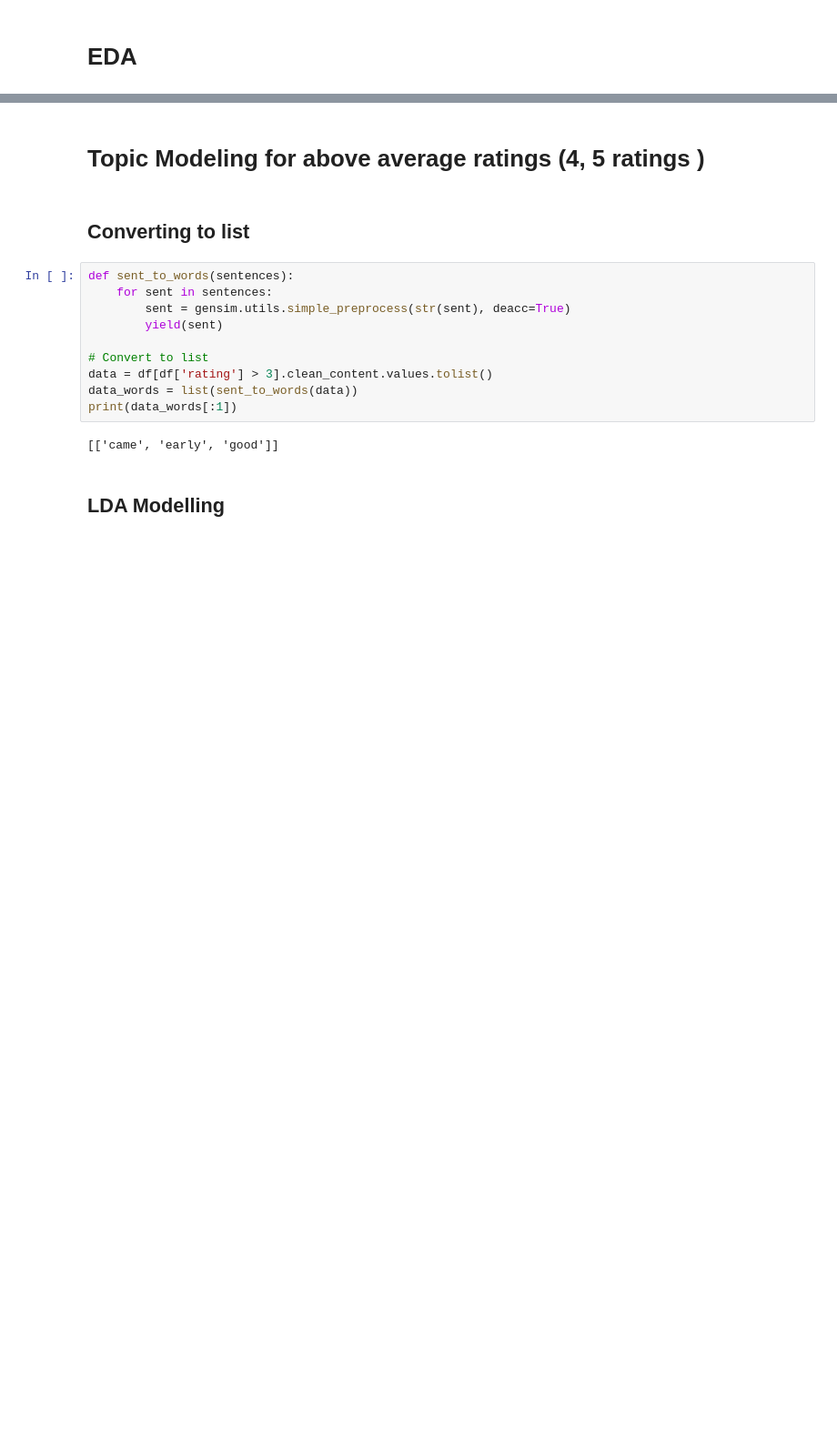
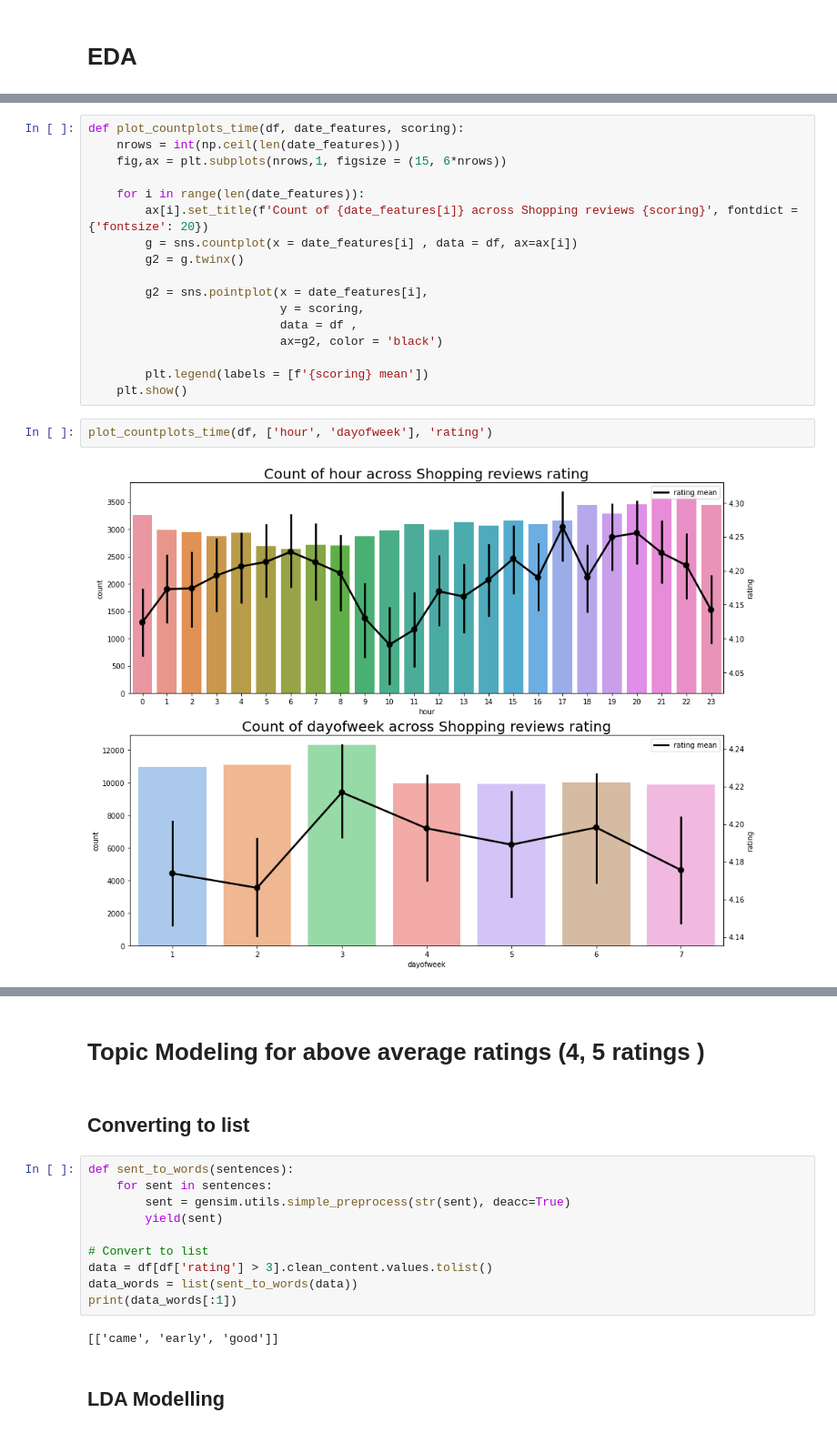
Before and after one commit to SimYiSY/App_Reviews_NLP, a Jupyter notebook: code/3. App Review_EDA.ipynb, the cells around one changed output, grey strips where cells are left out. Shown at 91% size. Cells and saved outputs as stored; diff of their text form; blank space fills up the shorter version.

```diff
--- a/code/3. App Review_EDA.ipynb
+++ b/code/3. App Review_EDA.ipynb
@@ -218,0 +127,21 @@ plt.title('Monthly Data, compound score',fontdict =  {'fontsize': 20});
+# %%
+def plot_countplots_time(df, date_features, scoring):
+    nrows = int(np.ceil(len(date_features)))
+    fig,ax = plt.subplots(nrows,1, figsize = (15, 6*nrows))
+
+    for i in range(len(date_features)):
+        ax[i].set_title(f'Count of {date_features[i]} across Shopping reviews {scoring}', fontdict = {'fontsize': 20})
+        g = sns.countplot(x = date_features[i] , data = df, ax=ax[i])
+        g2 = g.twinx()
+
+        g2 = sns.pointplot(x = date_features[i],
+                           y = scoring,
+                           data = df ,
+                           ax=g2, color = 'black')
+
+        plt.legend(labels = [f'{scoring} mean'])
+    plt.show()
+# %%
+plot_countplots_time(df, ['hour', 'dayofweek'], 'rating')
+# %% [output]
+[figure, added]
```
Also changed, not shown: parts of 53 cells of this notebook.
